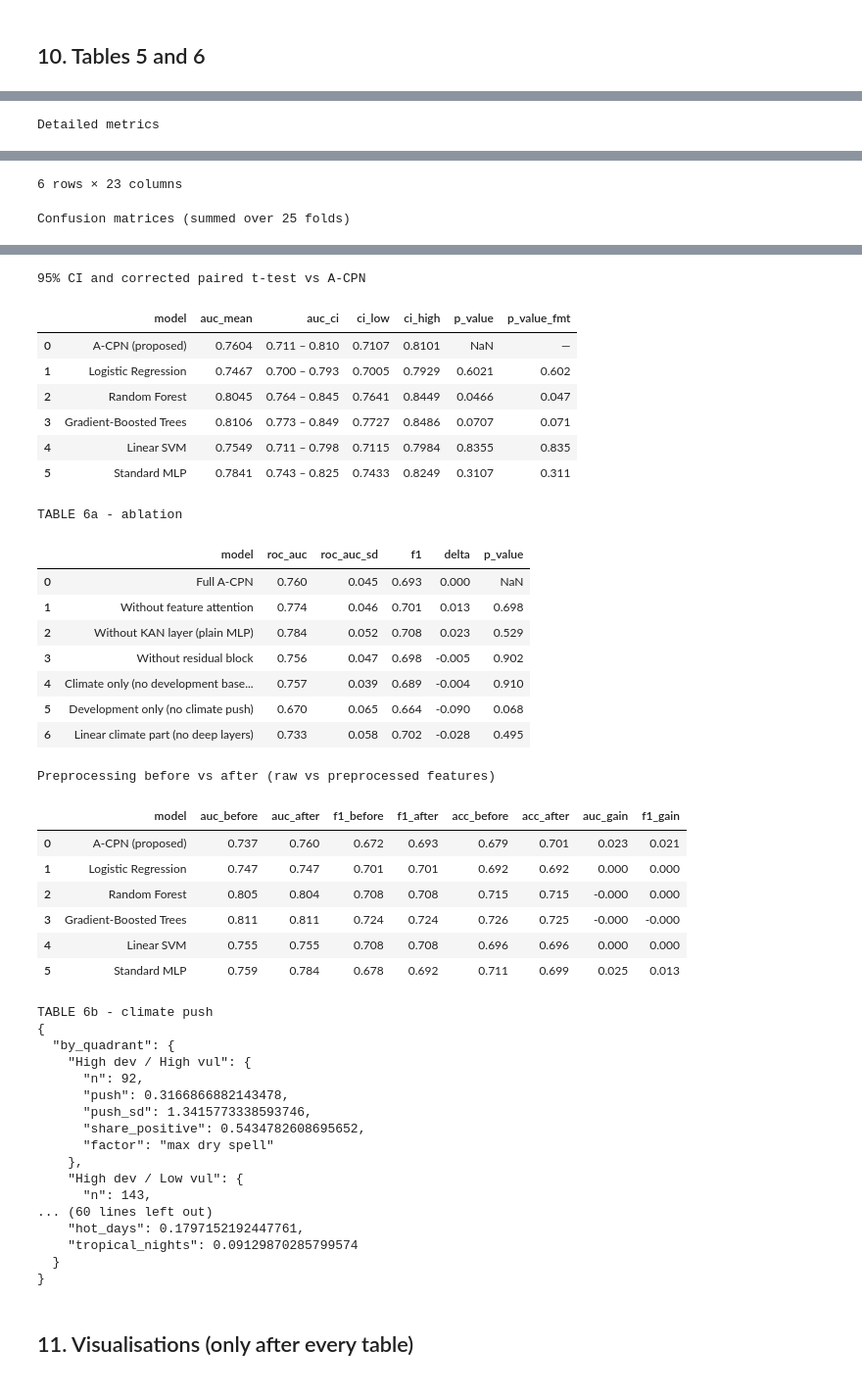
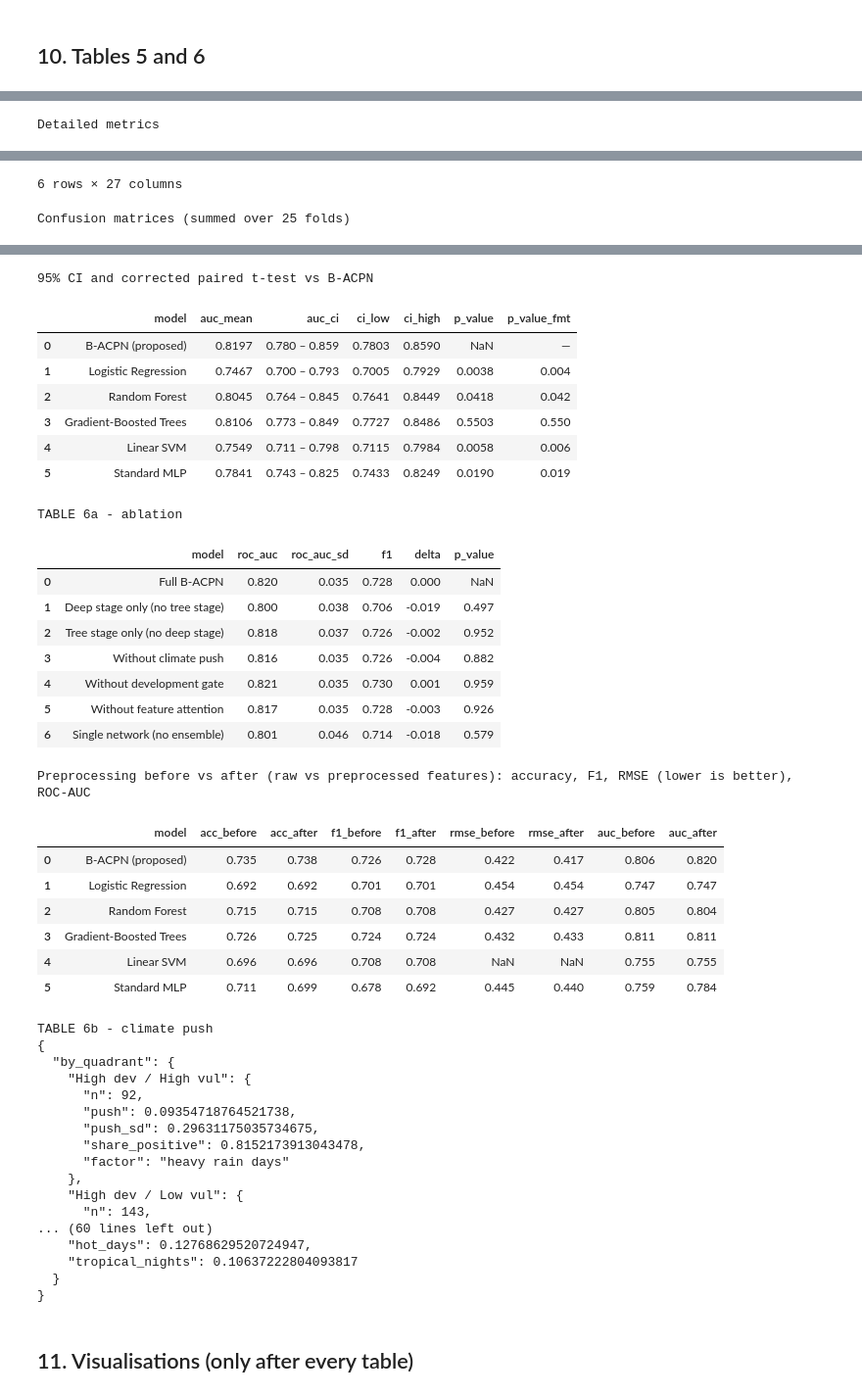
Before and after one commit to deepankarkumar1310/hadoop-ml-algorithm-, a Jupyter notebook: notebooks/Review2_Colab.ipynb, the cells around one changed output, grey strips where cells are left out. Shown at 98% size. Drawn from its saved outputs; the diff is of its cells as text; code cells hidden in the pictures.

```diff
--- a/notebooks/Review2_Colab.ipynb
+++ b/notebooks/Review2_Colab.ipynb
@@ -402,9 +398,11 @@ print('TABLE 5 - comparison (mean over 25 folds; LOSO = leave-one-state-out)')
 display(t5[['model', 'tool', 'roc_auc', 'roc_auc_sd', 'bal_acc', 'accuracy', 'f1', 'loso_auc', 'train_time']].round(3))
 print('Detailed metrics'); display(pd.read_csv('results/classifier_metrics_full.csv').round(3))
 print('Confusion matrices (summed over 25 folds)'); display(pd.read_csv('results/confusion_matrices.csv'))
-print('95% CI and corrected paired t-test vs A-CPN'); display(pd.read_csv('results/significance.csv').round(4))
+print('95% CI and corrected paired t-test vs B-ACPN'); display(pd.read_csv('results/significance.csv').round(4))
 print('TABLE 6a - ablation'); display(pd.read_csv('results/table6_ablation.csv').round(3))
-print('Preprocessing before vs after (raw vs preprocessed features)'); display(pd.read_csv('results/preprocessing_before_after.csv').round(3))
+ba = pd.read_csv('results/preprocessing_before_after.csv')
+print('Preprocessing before vs after (raw vs preprocessed features): accuracy, F1, RMSE (lower is better), ROC-AUC')
+display(ba[['model', 'acc_before', 'acc_after', 'f1_before', 'f1_after', 'rmse_before', 'rmse_after', 'auc_before', 'auc_after']].round(3))
 print('TABLE 6b - climate push'); print(open('results/table6_climate_push.json').read()[:3000])
 # %% [output]
 TABLE 5 - comparison (mean over 25 folds; LOSO = leave-one-state-out)
@@ -423,6 +421,6 @@ Detailed metrics
 | 3 | Gradient-Boosted Trees | 0.736 | 0.046 | 0.718 | 0.077 | 0.733 | 0.066 | 0.454 | 0.071 | ... |
 | 4 | Linear SVM | 0.689 | 0.038 | 0.733 | 0.074 | 0.659 | 0.062 | 0.396 | 0.072 | ... |
 | 5 | Standard MLP | 0.719 | 0.057 | 0.674 | 0.089 | 0.724 | 0.086 | 0.404 | 0.088 | ... |
-6 rows × 23 columns
+6 rows × 27 columns
 Confusion matrices (summed over 25 folds)
 |  | model | tp | tn | fp | fn |
@@ -430,48 +428,48 @@ Confusion matrices (summed over 25 folds)
 | 1 | Logistic Regression | 851 | 771 | 389 | 334 |
 | 2 | Random Forest | 816 | 860 | 300 | 369 |
 | 3 | Gradient-Boosted Trees | 851 | 850 | 310 | 334 |
 | 4 | Linear SVM | 869 | 764 | 396 | 316 |
 | 5 | Standard MLP | 799 | 840 | 320 | 386 |
-95% CI and corrected paired t-test vs A-CPN
+95% CI and corrected paired t-test vs B-ACPN
 |  | model | auc_mean | auc_ci | ci_low | ci_high | p_value | p_value_fmt |
-| 0 | A-CPN (proposed) | 0.7604 | 0.711 – 0.810 | 0.7107 | 0.8101 | NaN | — |
-| 1 | Logistic Regression | 0.7467 | 0.700 – 0.793 | 0.7005 | 0.7929 | 0.6021 | 0.602 |
-| 2 | Random Forest | 0.8045 | 0.764 – 0.845 | 0.7641 | 0.8449 | 0.0466 | 0.047 |
-| 3 | Gradient-Boosted Trees | 0.8106 | 0.773 – 0.849 | 0.7727 | 0.8486 | 0.0707 | 0.071 |
-| 4 | Linear SVM | 0.7549 | 0.711 – 0.798 | 0.7115 | 0.7984 | 0.8355 | 0.835 |
-| 5 | Standard MLP | 0.7841 | 0.743 – 0.825 | 0.7433 | 0.8249 | 0.3107 | 0.311 |
+| 0 | B-ACPN (proposed) | 0.8197 | 0.780 – 0.859 | 0.7803 | 0.8590 | NaN | — |
+| 1 | Logistic Regression | 0.7467 | 0.700 – 0.793 | 0.7005 | 0.7929 | 0.0038 | 0.004 |
+| 2 | Random Forest | 0.8045 | 0.764 – 0.845 | 0.7641 | 0.8449 | 0.0418 | 0.042 |
+| 3 | Gradient-Boosted Trees | 0.8106 | 0.773 – 0.849 | 0.7727 | 0.8486 | 0.5503 | 0.550 |
+| 4 | Linear SVM | 0.7549 | 0.711 – 0.798 | 0.7115 | 0.7984 | 0.0058 | 0.006 |
+| 5 | Standard MLP | 0.7841 | 0.743 – 0.825 | 0.7433 | 0.8249 | 0.0190 | 0.019 |
 TABLE 6a - ablation
 |  | model | roc_auc | roc_auc_sd | f1 | delta | p_value |
-| 0 | Full A-CPN | 0.760 | 0.045 | 0.693 | 0.000 | NaN |
-| 1 | Without feature attention | 0.774 | 0.046 | 0.701 | 0.013 | 0.698 |
-| 2 | Without KAN layer (plain MLP) | 0.784 | 0.052 | 0.708 | 0.023 | 0.529 |
-| 3 | Without residual block | 0.756 | 0.047 | 0.698 | -0.005 | 0.902 |
-| 4 | Climate only (no development base... | 0.757 | 0.039 | 0.689 | -0.004 | 0.910 |
-| 5 | Development only (no climate push) | 0.670 | 0.065 | 0.664 | -0.090 | 0.068 |
-| 6 | Linear climate part (no deep layers) | 0.733 | 0.058 | 0.702 | -0.028 | 0.495 |
+| 0 | Full B-ACPN | 0.820 | 0.035 | 0.728 | 0.000 | NaN |
+| 1 | Deep stage only (no tree stage) | 0.800 | 0.038 | 0.706 | -0.019 | 0.497 |
+| 2 | Tree stage only (no deep stage) | 0.818 | 0.037 | 0.726 | -0.002 | 0.952 |
+| 3 | Without climate push | 0.816 | 0.035 | 0.726 | -0.004 | 0.882 |
+| 4 | Without development gate | 0.821 | 0.035 | 0.730 | 0.001 | 0.959 |
+| 5 | Without feature attention | 0.817 | 0.035 | 0.728 | -0.003 | 0.926 |
+| 6 | Single network (no ensemble) | 0.801 | 0.046 | 0.714 | -0.018 | 0.579 |
-Preprocessing before vs after (raw vs preprocessed features)
+Preprocessing before vs after (raw vs preprocessed features): accuracy, F1, RMSE (lower is better), ROC-AUC
-|  | model | auc_before | auc_after | f1_before | f1_after | acc_before | acc_after | auc_gain | f1_gain |
-| 0 | A-CPN (proposed) | 0.737 | 0.760 | 0.672 | 0.693 | 0.679 | 0.701 | 0.023 | 0.021 |
-| 1 | Logistic Regression | 0.747 | 0.747 | 0.701 | 0.701 | 0.692 | 0.692 | 0.000 | 0.000 |
-| 2 | Random Forest | 0.805 | 0.804 | 0.708 | 0.708 | 0.715 | 0.715 | -0.000 | 0.000 |
-| 3 | Gradient-Boosted Trees | 0.811 | 0.811 | 0.724 | 0.724 | 0.726 | 0.725 | -0.000 | -0.000 |
-| 4 | Linear SVM | 0.755 | 0.755 | 0.708 | 0.708 | 0.696 | 0.696 | 0.000 | 0.000 |
-| 5 | Standard MLP | 0.759 | 0.784 | 0.678 | 0.692 | 0.711 | 0.699 | 0.025 | 0.013 |
+|  | model | acc_before | acc_after | f1_before | f1_after | rmse_before | rmse_after | auc_before | auc_after |
+| 0 | B-ACPN (proposed) | 0.735 | 0.738 | 0.726 | 0.728 | 0.422 | 0.417 | 0.806 | 0.820 |
+| 1 | Logistic Regression | 0.692 | 0.692 | 0.701 | 0.701 | 0.454 | 0.454 | 0.747 | 0.747 |
+| 2 | Random Forest | 0.715 | 0.715 | 0.708 | 0.708 | 0.427 | 0.427 | 0.805 | 0.804 |
+| 3 | Gradient-Boosted Trees | 0.726 | 0.725 | 0.724 | 0.724 | 0.432 | 0.433 | 0.811 | 0.811 |
+| 4 | Linear SVM | 0.696 | 0.696 | 0.708 | 0.708 | NaN | NaN | 0.755 | 0.755 |
+| 5 | Standard MLP | 0.711 | 0.699 | 0.678 | 0.692 | 0.445 | 0.440 | 0.759 | 0.784 |
 TABLE 6b - climate push
 {
   "by_quadrant": {
     "High dev / High vul": {
       "n": 92,
-      "push": 0.3166866882143478,
-      "push_sd": 1.3415773338593746,
-      "share_positive": 0.5434782608695652,
-      "factor": "max dry spell"
+      "push": 0.09354718764521738,
+      "push_sd": 0.29631175035734675,
+      "share_positive": 0.8152173913043478,
+      "factor": "heavy rain days"
     },
     "High dev / Low vul": {
       "n": 143,
 ... (60 lines left out)
-    "hot_days": 0.1797152192447761,
-    "tropical_nights": 0.09129870285799574
+    "hot_days": 0.12768629520724947,
+    "tropical_nights": 0.10637222804093817
   }
 }
 # %% [markdown]
```
Also changed, not shown: parts of 10 cells of this notebook, 21 other files.
